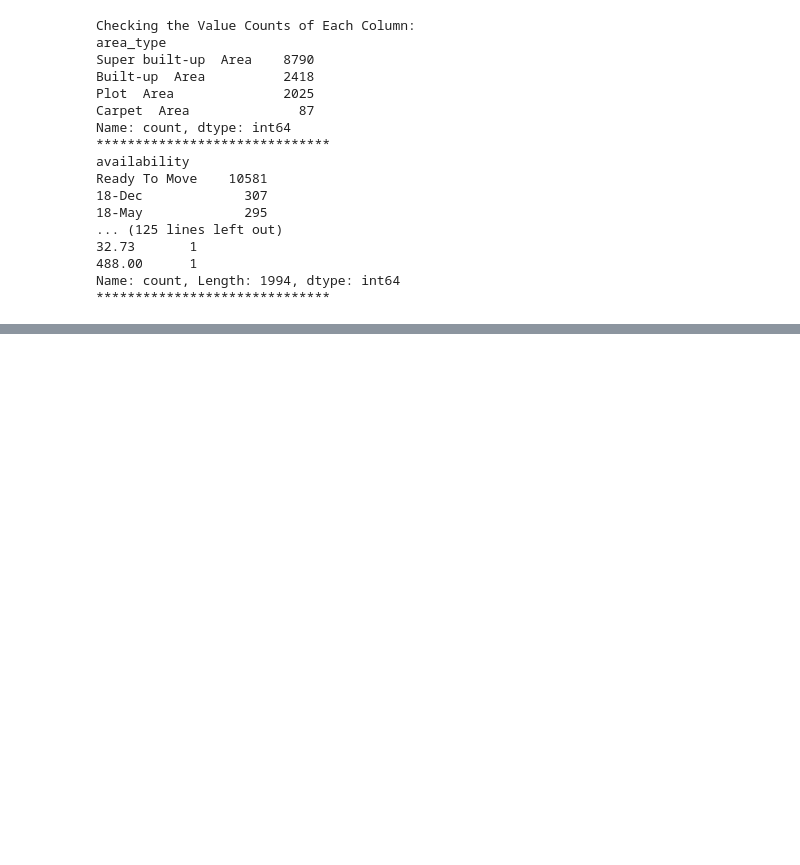
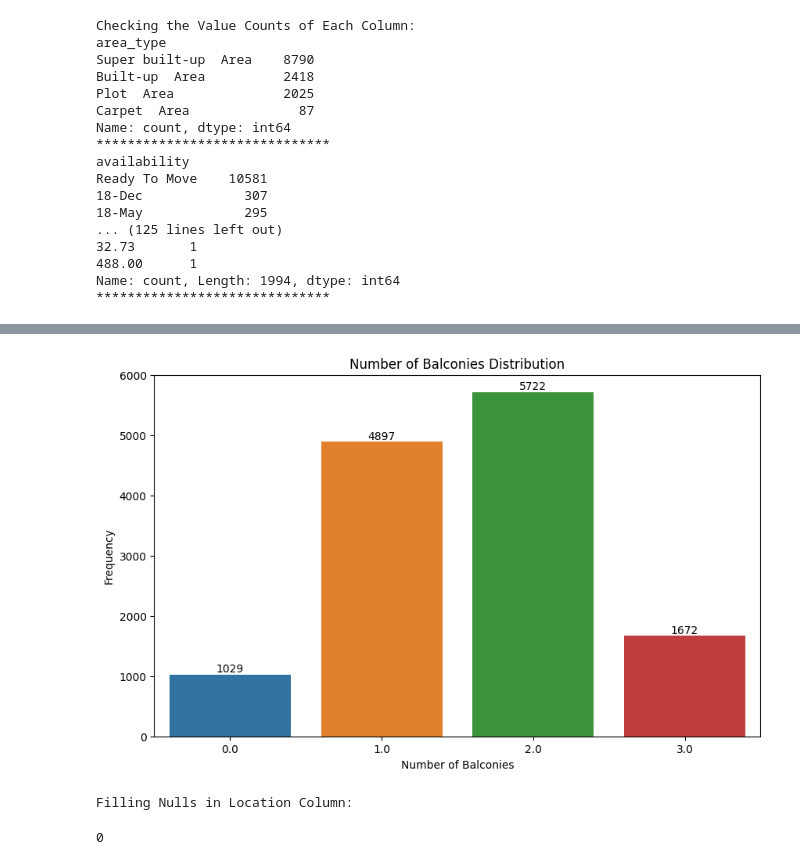
Before and after one commit to LCM-org/AML-3104-BHPP, a Jupyter notebook: main.ipynb, the cells around one changed output, grey strips where cells are left out. Cells and saved outputs as stored; diff of their text form; code cells hidden in the pictures; blank space fills up the shorter version.

```diff
--- a/main.ipynb
+++ b/main.ipynb
@@ -190,0 +325,30 @@ Name: count, Length: 1994, dtype: int64
+# %%
+# Setting the figure size
+plt.figure(figsize=(10, 6))
+
+# Creating a count plot for the 'balcony' column in the 'house' dataset using seaborn
+ax = sns.countplot(x="balcony", data=house)
+
+# Adding labels to display frequencies on the bars
+for container in ax.containers:
+    ax.bar_label(container, label_type="edge")
+
+# Adding axis labels and title
+plt.xlabel("Number of Balconies")
+plt.ylabel("Frequency")
+plt.title("Number of Balconies Distribution")
+
+# Displaying the plot
+plt.show()
+# %% [output]
+[figure, added]
+# %%
+# Filling null values in the 'location' column with the string 'Sarjapur Road'
+house['location'] = house['location'].fillna('Sarjapur Road')
+
+# Displaying the count of null values in the 'location' column after filling
+print("Filling Nulls in Location Column:")
+display(house['location'].isnull().sum())
+# %% [output]
+Filling Nulls in Location Column:
+0
```
Also changed, not shown: parts of 8 cells of this notebook.
